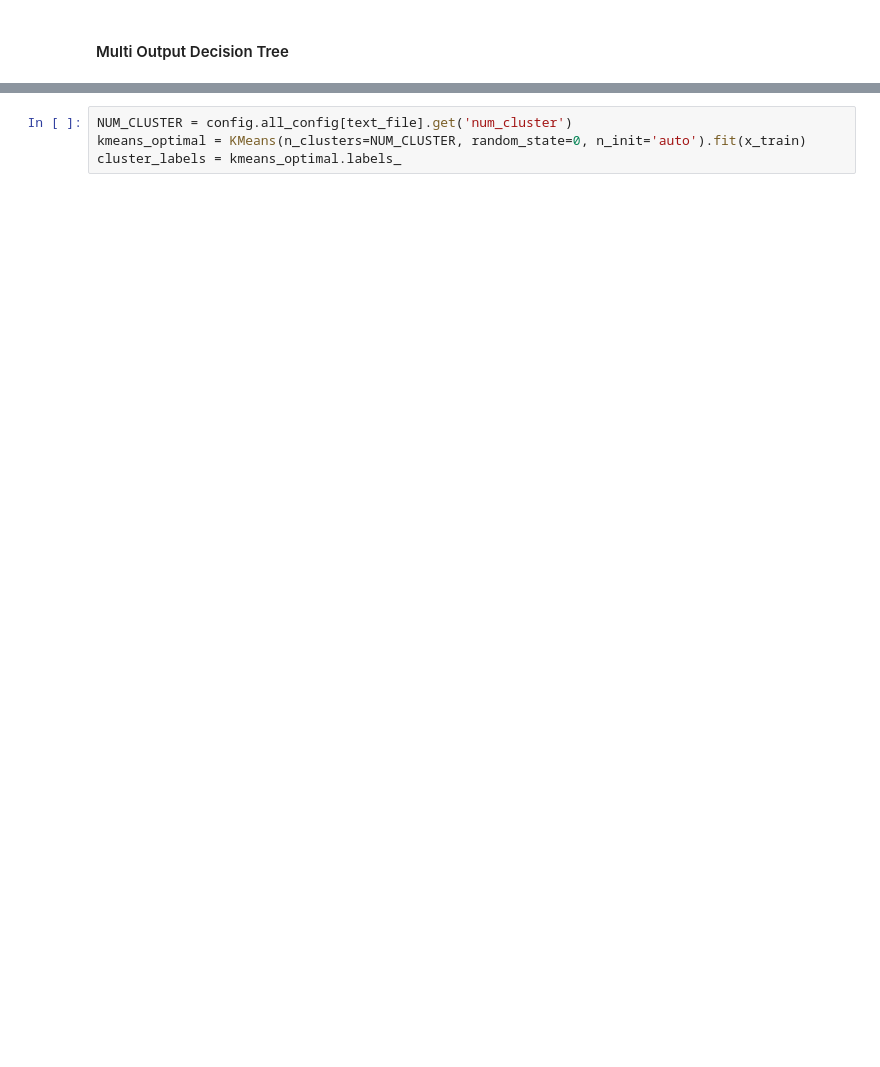
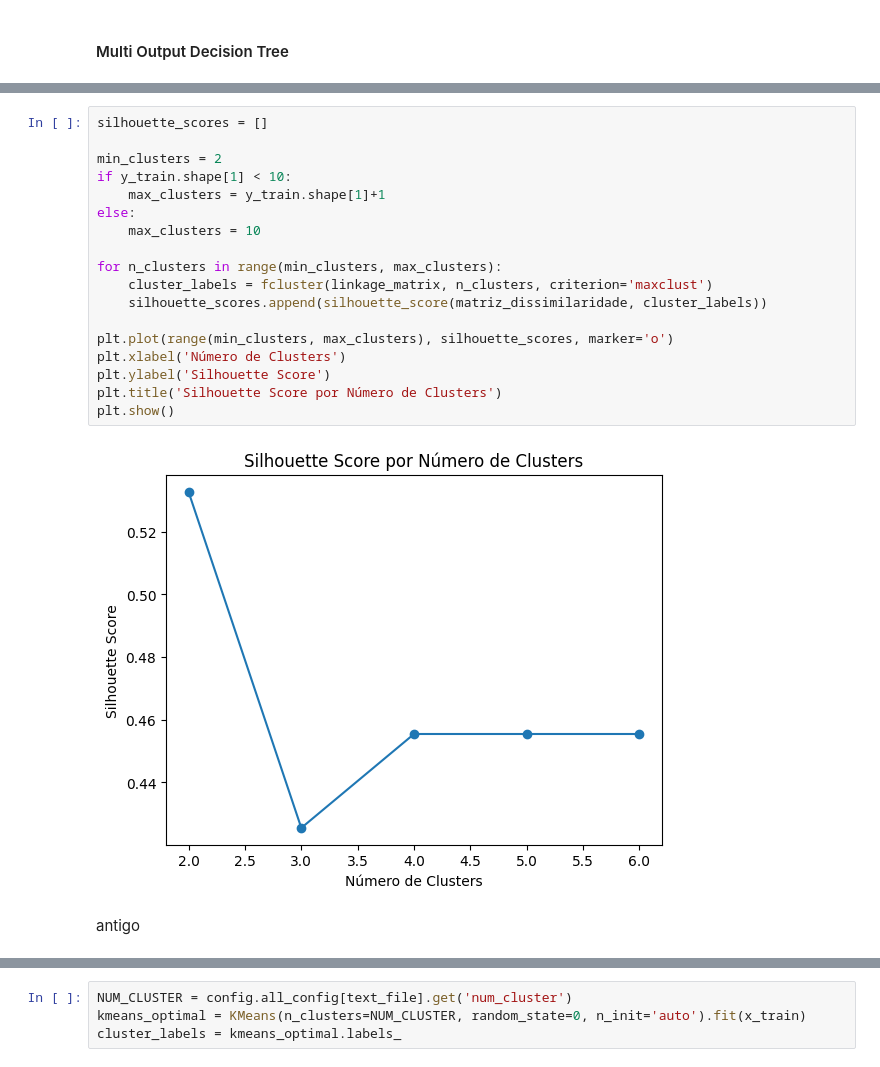
Before and after one commit to yanborges/RMT_TCC, a Jupyter notebook: RMT_TCC.ipynb, the cells around one changed output, grey strips where cells are left out. Cells and saved outputs as stored; diff of their text form; blank space fills up the shorter version.

```diff
--- a/RMT_TCC.ipynb
+++ b/RMT_TCC.ipynb
@@ -272,0 +315,22 @@ Train ulti Output Decision Tree:  0.5084439633615251
+# %%
+silhouette_scores = []
+
+min_clusters = 2
+if y_train.shape[1] < 10:
+    max_clusters = y_train.shape[1]+1
+else:
+    max_clusters = 10
+
+for n_clusters in range(min_clusters, max_clusters):
+    cluster_labels = fcluster(linkage_matrix, n_clusters, criterion='maxclust')
+    silhouette_scores.append(silhouette_score(matriz_dissimilaridade, cluster_labels))
+
+plt.plot(range(min_clusters, max_clusters), silhouette_scores, marker='o')
+plt.xlabel('Número de Clusters')
+plt.ylabel('Silhouette Score')
+plt.title('Silhouette Score por Número de Clusters')
+plt.show()
+# %% [output]
+[figure, added]
+# %% [markdown]
+antigo
```
Also changed, not shown: parts of 82 cells of this notebook, 4 other files.
